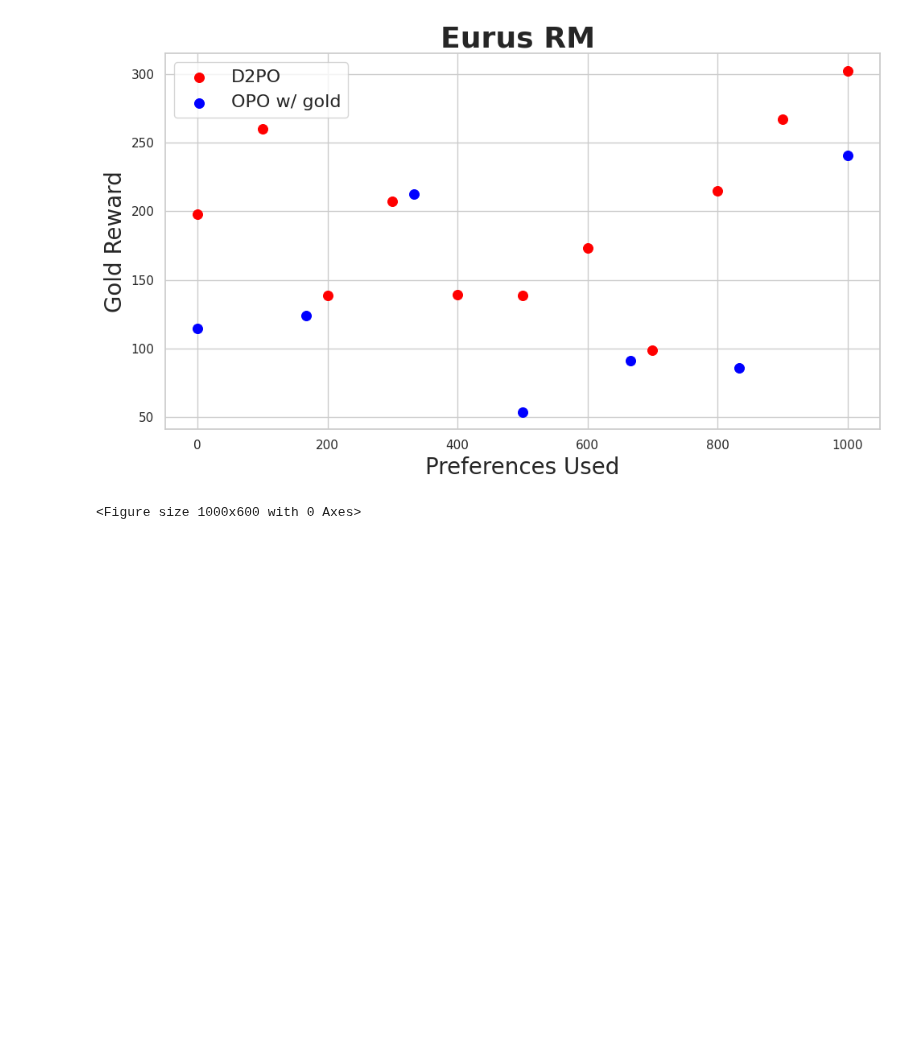
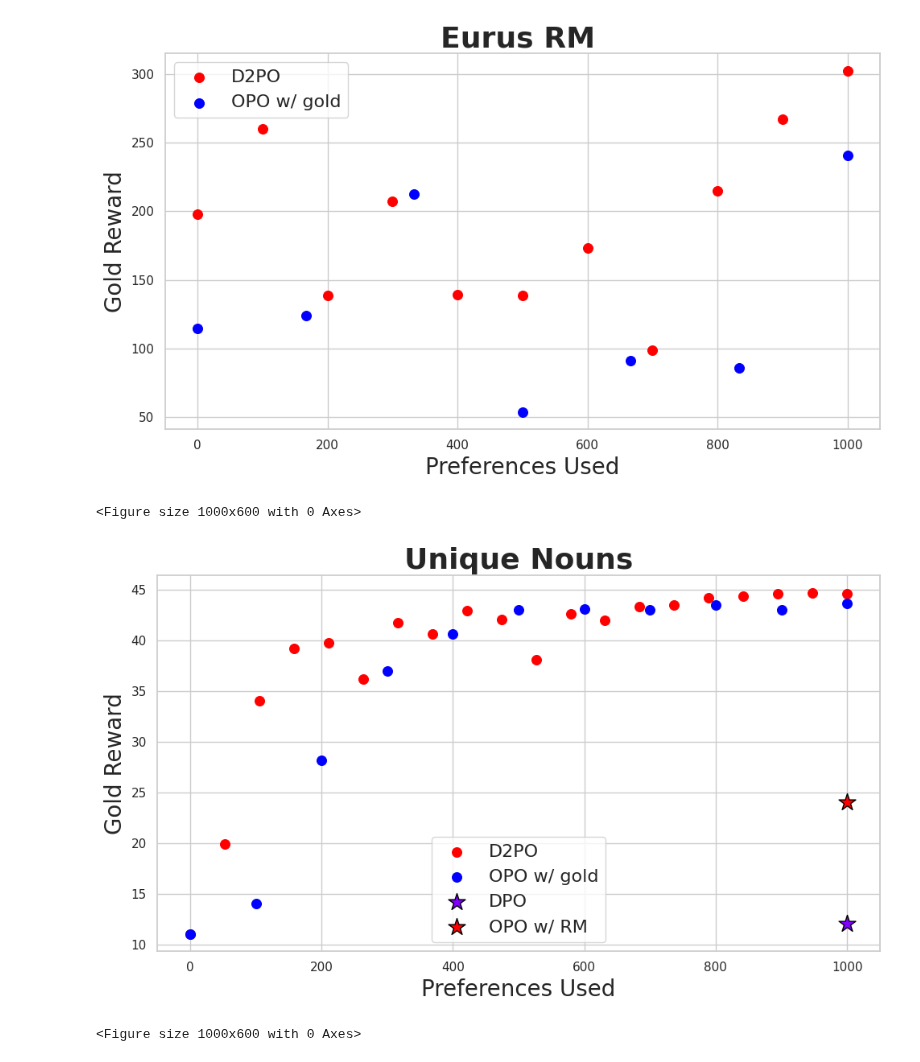
Before and after one commit to PrasannS/d2po, a Jupyter notebook: notebooks/trainlog_analysis.ipynb, the cells around one changed output. Saved outputs shown, nothing was run; the diff lists cells and outputs as text; code cells hidden in the pictures; blank space fills up the shorter version.

```diff
--- a/notebooks/trainlog_analysis.ipynb
+++ b/notebooks/trainlog_analysis.ipynb
@@ -633,6 +702,11 @@ plot_methods(eurusoffres, xlabel="Preferences Used", ylabel="Gold Reward", setna
 # %% [output]
 <Figure size 1000x600 with 0 Axes>
 [figure]
+# %%
+plot_methods(unnmainres, xlabel="Preferences Used", ylabel="Gold Reward", setname="Unique Nouns", fname ='unnmain.pdf', point_labels=['DPO', "OPO w/ RM"], points=unmainpoints)
+# %% [output]
+<Figure size 1000x600 with 0 Axes>
+[figure, added]
 # %%
 plot_methods(cdistmainres, xlabel="Preferences Used", ylabel="Gold Reward", setname="Contrastive Distill", fname ='cdmain.pdf', point_labels=['DPO', "OPO w/ RM"], points=cdmainpoints)
 # %% [output]
```
Also changed, not shown: parts of 14 cells of this notebook, 15 other files.
